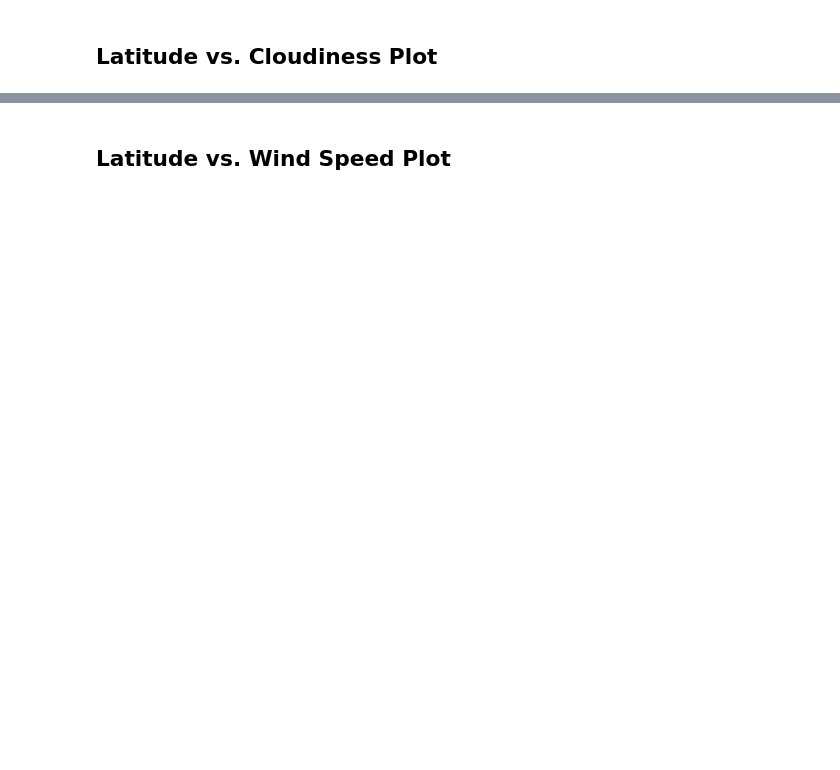
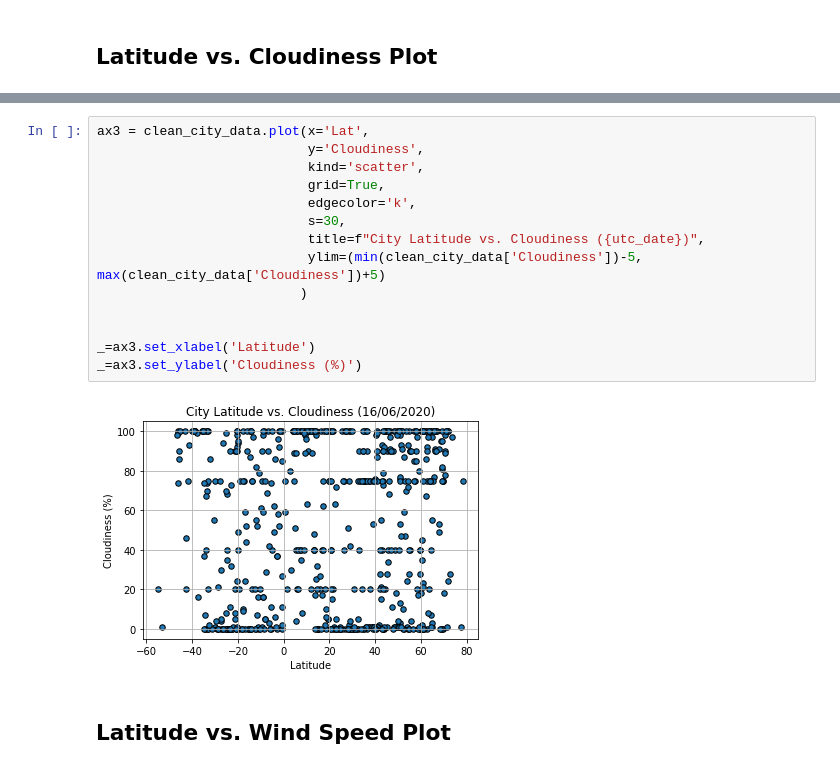
Before and after one commit to bnarath/python-api-challenge, a Jupyter notebook: CodeBase/WeatherPy.ipynb, the cells around one changed output, grey strips where cells are left out. Saved outputs shown, nothing was run; the diff lists cells and outputs as text; blank space fills up the shorter version.

```diff
--- a/CodeBase/WeatherPy.ipynb
+++ b/CodeBase/WeatherPy.ipynb
@@ -152,2 +234,18 @@ Int64Index([], dtype='int64')
+# %%
+ax3 = clean_city_data.plot(x='Lat',
+                           y='Cloudiness',
+                           kind='scatter',
+                           grid=True,
+                           edgecolor='k',
+                           s=30,
+                           title=f"City Latitude vs. Cloudiness ({utc_date})",
+                           ylim=(min(clean_city_data['Cloudiness'])-5, max(clean_city_data['Cloudiness'])+5)
+                          )
+
+
+_=ax3.set_xlabel('Latitude')
+_=ax3.set_ylabel('Cloudiness (%)')
+# %% [output]
+[figure, added]
 # %% [markdown]
 ## Latitude vs. Wind Speed Plot
```
Also changed, not shown: parts of 51 cells of this notebook, 3 other files.
